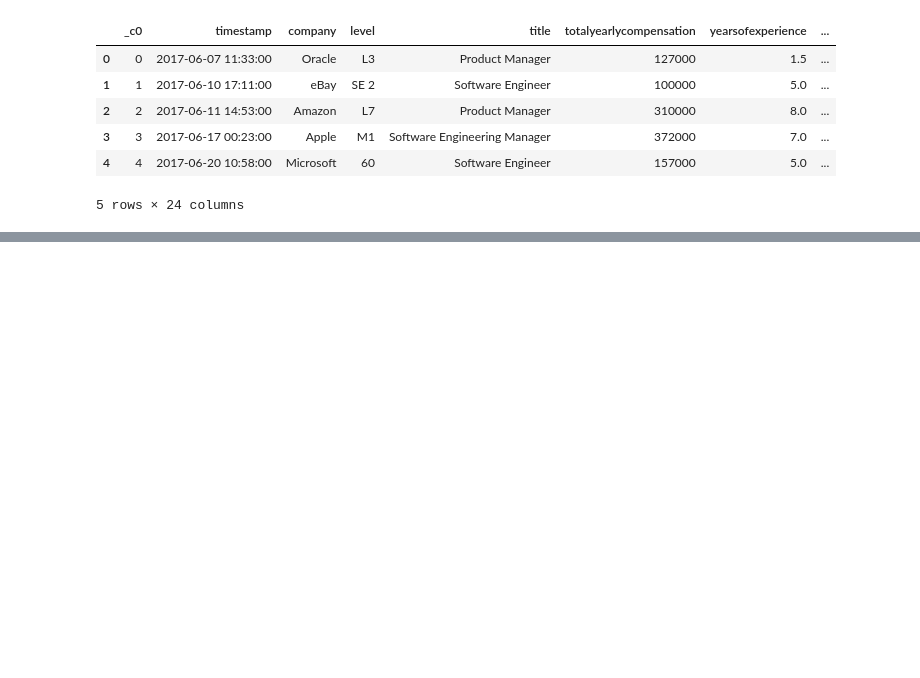
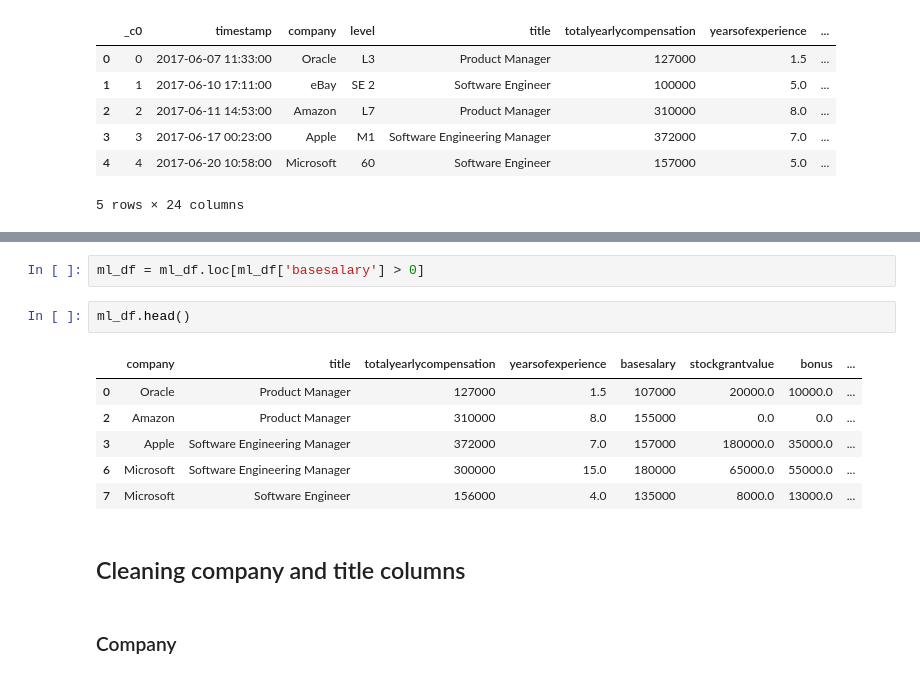
Before and after one commit to cllanesgit/GroupProject, a Jupyter notebook: Data_Science_Salary_Machine_Learning_Model.ipynb, the cells around one changed output, grey strips where cells are left out. Cells and saved outputs as stored; diff of their text form; blank space fills up the shorter version.

```diff
--- a/Data_Science_Salary_Machine_Learning_Model.ipynb
+++ b/Data_Science_Salary_Machine_Learning_Model.ipynb
@@ -318,0 +169,15 @@ print(round(expl_rf)*100)
+# %%
+ml_df = ml_df.loc[ml_df['basesalary'] > 0]
+# %%
+ml_df.head()
+# %% [output]
+|  | company | title | totalyearlycompensation | yearsofexperience | basesalary | stockgrantvalue | bonus | ... |
+| 0 | Oracle | Product Manager | 127000 | 1.5 | 107000 | 20000.0 | 10000.0 | ... |
+| 2 | Amazon | Product Manager | 310000 | 8.0 | 155000 | 0.0 | 0.0 | ... |
+| 3 | Apple | Software Engineering Manager | 372000 | 7.0 | 157000 | 180000.0 | 35000.0 | ... |
+| 6 | Microsoft | Software Engineering Manager | 300000 | 15.0 | 180000 | 65000.0 | 55000.0 | ... |
+| 7 | Microsoft | Software Engineer | 156000 | 4.0 | 135000 | 8000.0 | 13000.0 | ... |
+# %% [markdown]
+## Cleaning company and title columns
+# %% [markdown]
+### Company
```
Also changed, not shown: parts of 46 cells of this notebook.
